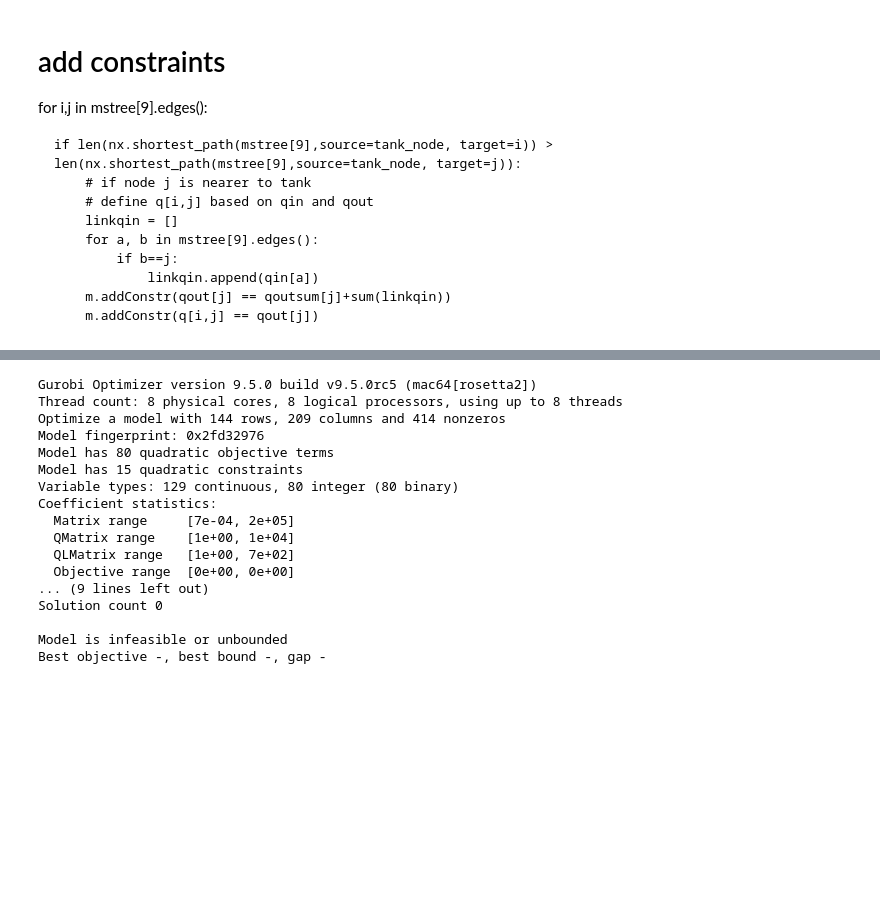
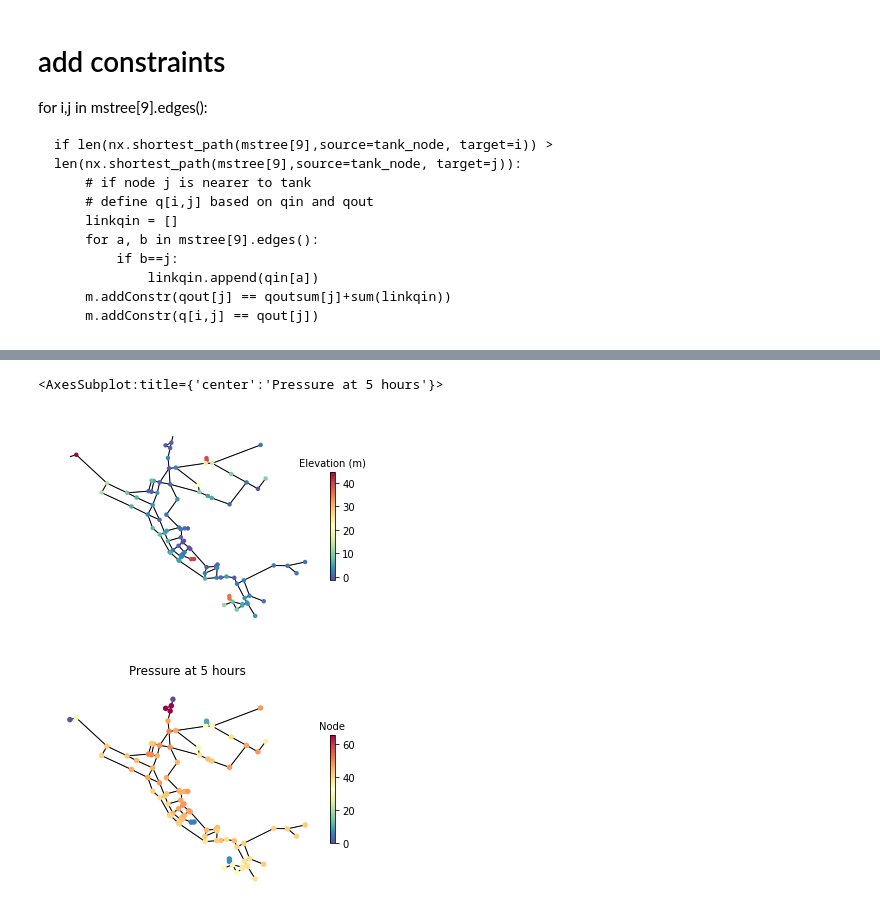
Before and after one commit to yz4160/Optimization-Research, a Jupyter notebook: pipe and pump distribution.ipynb, the cells around one changed output, grey strips where cells are left out. Drawn from its saved outputs; the diff is of its cells as text; code cells hidden in the pictures; blank space fills up the shorter version.

```diff
--- a/pipe and pump distribution.ipynb
+++ b/pipe and pump distribution.ipynb
@@ -542,24 +523,9 @@ copy = m.copy()
 # %%
- if m.status == GRB.INFEASIBLE:
+m.update()
+copy = m.copy()
+
+if m.status == GRB.INFEASIBLE:
     vars = copy.getVars()
     ubpen = [1.0]*copy.numVars
     copy.feasRelax(1, False, vars, None, ubpen, None, None)
     copy.optimize()
-# %% [output]
-Gurobi Optimizer version 9.5.0 build v9.5.0rc5 (mac64[rosetta2])
-Thread count: 8 physical cores, 8 logical processors, using up to 8 threads
-Optimize a model with 144 rows, 209 columns and 414 nonzeros
-Model fingerprint: 0x2fd32976
-Model has 80 quadratic objective terms
-Model has 15 quadratic constraints
-Variable types: 129 continuous, 80 integer (80 binary)
-Coefficient statistics:
-  Matrix range     [7e-04, 2e+05]
-  QMatrix range    [1e+00, 1e+04]
-  QLMatrix range   [1e+00, 7e+02]
-  Objective range  [0e+00, 0e+00]
-... (9 lines left out)
-Solution count 0
-
-Model is infeasible or unbounded
-Best objective -, best bound -, gap -
@@ -565,0 +534,28 @@ Best objective -, best bound -, gap -
+# %%
+# Create a water network model
+inp_file = 'networks/Net3.inp'
+wn = wntr.network.WaterNetworkModel(inp_file)
+
+# Graph the network
+wntr.graphics.plot_network(wn, node_attribute='elevation', node_colorbar_label='Elevation (m)')
+
+# Simulate hydraulics
+wn.options.hydraulic.demand_model = 'DD'
+sim = wntr.sim.EpanetSimulator(wn)
+wn.options.hydraulic.required_pressure = 21.097 # 30 psi = 21.097 m
+wn.options.hydraulic.minimum_pressure  = 3.516 # 5 psi = 3.516 m
+wn.options.hydraulic.minimum_pressure = 0.55
+junction = wn.get_node('121')
+junction.required_pressure = 14.065 # 20 psi = 14.065 m
+junction.minimum_pressure = 0.352 # 0.5 psi = 0.352 m
+junction.pressure_exponent = 0.4
+results = sim.run_sim()
+
+# Plot results on the network
+pressure_at_5hr = results.node['pressure'].loc[5*3600, :]
+wntr.graphics.plot_network(wn, node_attribute=pressure_at_5hr, node_size=30,
+                        title='Pressure at 5 hours')
+# %% [output]
+<AxesSubplot:title={'center':'Pressure at 5 hours'}>
+[figure, added]
+[figure, added]
```
Also changed, not shown: parts of 44 cells of this notebook.
